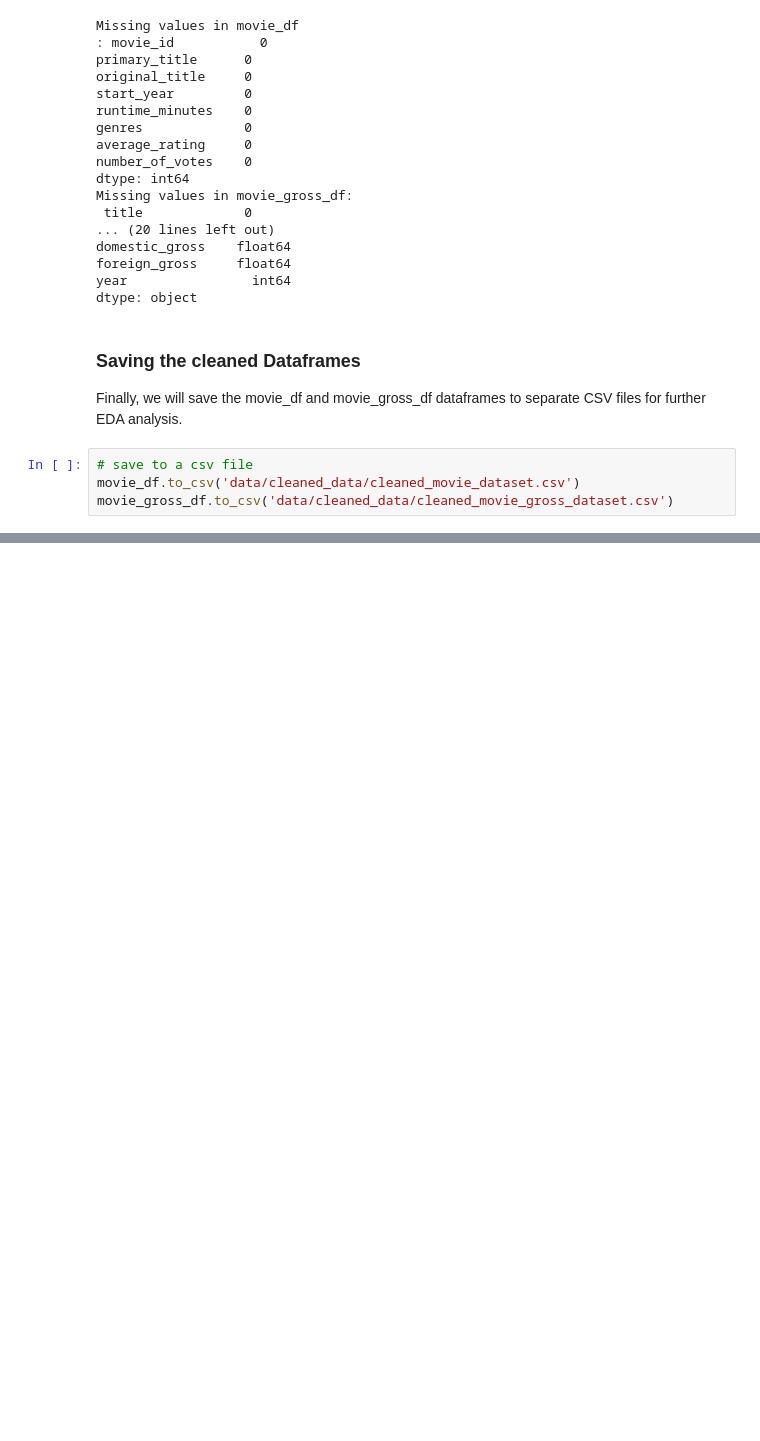
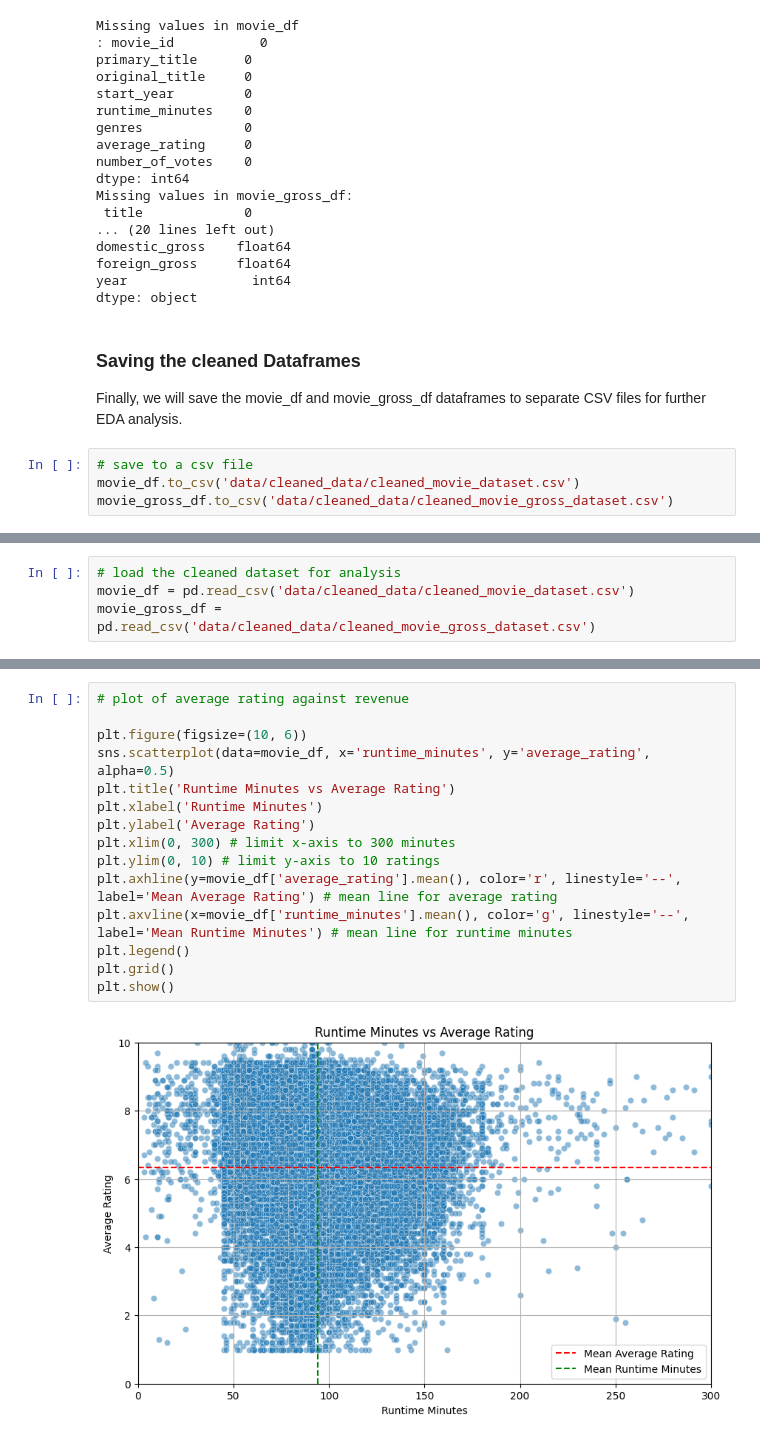
Before and after one commit to Patricknmaina/dsc-phase-2-project, a Jupyter notebook: index.ipynb, the cells around one changed output, grey strips where cells are left out. Saved outputs shown, nothing was run; the diff lists cells and outputs as text; blank space fills up the shorter version.

```diff
--- a/index.ipynb
+++ b/index.ipynb
@@ -416,0 +441,4 @@ movie_gross_df.to_csv('data/cleaned_data/cleaned_movie_gross_dataset.csv')
+# %%
+# load the cleaned dataset for analysis
+movie_df = pd.read_csv('data/cleaned_data/cleaned_movie_dataset.csv')
+movie_gross_df = pd.read_csv('data/cleaned_data/cleaned_movie_gross_dataset.csv')
@@ -416,0 +489,17 @@ movie_gross_df.to_csv('data/cleaned_data/cleaned_movie_gross_dataset.csv')
+# %%
+# plot of average rating against revenue
+
+plt.figure(figsize=(10, 6))
+sns.scatterplot(data=movie_df, x='runtime_minutes', y='average_rating', alpha=0.5)
+plt.title('Runtime Minutes vs Average Rating')
+plt.xlabel('Runtime Minutes')
+plt.ylabel('Average Rating')
+plt.xlim(0, 300) # limit x-axis to 300 minutes
+plt.ylim(0, 10) # limit y-axis to 10 ratings
+plt.axhline(y=movie_df['average_rating'].mean(), color='r', linestyle='--', label='Mean Average Rating') # mean line for average rating
+plt.axvline(x=movie_df['runtime_minutes'].mean(), color='g', linestyle='--', label='Mean Runtime Minutes') # mean line for runtime minutes
+plt.legend()
+plt.grid()
+plt.show()
+# %% [output]
+[figure, added]
```
Also changed, not shown: parts of 37 cells of this notebook.
